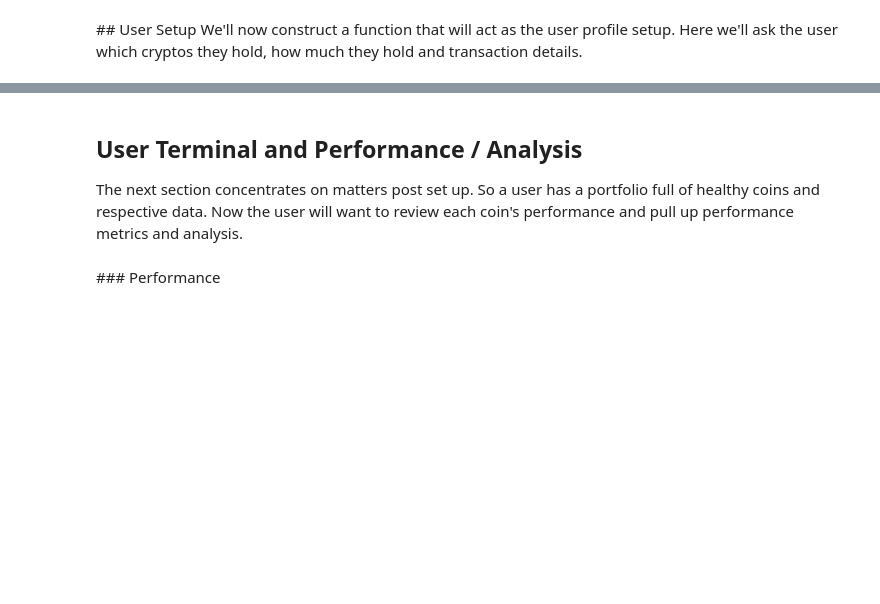
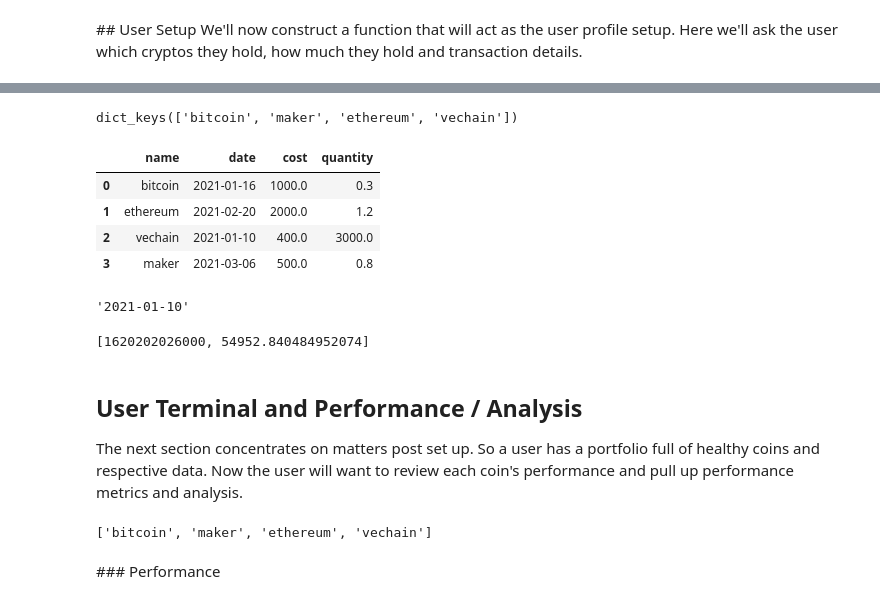
Before and after one commit to Starmonster/crypto_portfolio, a Jupyter notebook: Crypto Master.ipynb, the cells around one changed output, grey strips where cells are left out. Cells and saved outputs as stored; diff of their text form; code cells hidden in the pictures; blank space fills up the shorter version.

```diff
--- a/Crypto Master.ipynb
+++ b/Crypto Master.ipynb
@@ -230,3 +261,24 @@ transactions
+# %%
+load_port.keys()
+# %% [output]
+dict_keys(['bitcoin', 'maker', 'ethereum', 'vechain'])
+# %%
+load_transactions
+# %% [output]
+|  | name | date | cost | quantity |
+| 0 | bitcoin | 2021-01-16 | 1000.0 | 0.3 |
+| 1 | ethereum | 2021-02-20 | 2000.0 | 1.2 |
+| 2 | vechain | 2021-01-10 | 400.0 | 3000.0 |
+| 3 | maker | 2021-03-06 | 500.0 | 0.8 |
+# %%
+transactions[transactions.name=="vechain"].iloc[0].date
+# %% [output]
+'2021-01-10'
+# %%
+# Let's get the last bitcoin price to check nothing has been lost in the save/load process
+load_port["bitcoin"]["price_history"]["prices"][-1] # ~54900 - OK!
+# %% [output]
+[1620202026000, 54952.840484952074]
 # %% [markdown]
 ## User Terminal and Performance / Analysis
 
@@ -234,3 +289,7 @@ The next section concentrates on matters post set up. So a user has a portfolio
+# %%
+list(portfolio.keys())
+# %% [output]
+['bitcoin', 'maker', 'ethereum', 'vechain']
 # %% [markdown]
 ### Performance
 # %%
```
Also changed, not shown: parts of 28 cells of this notebook, 9 other files.
